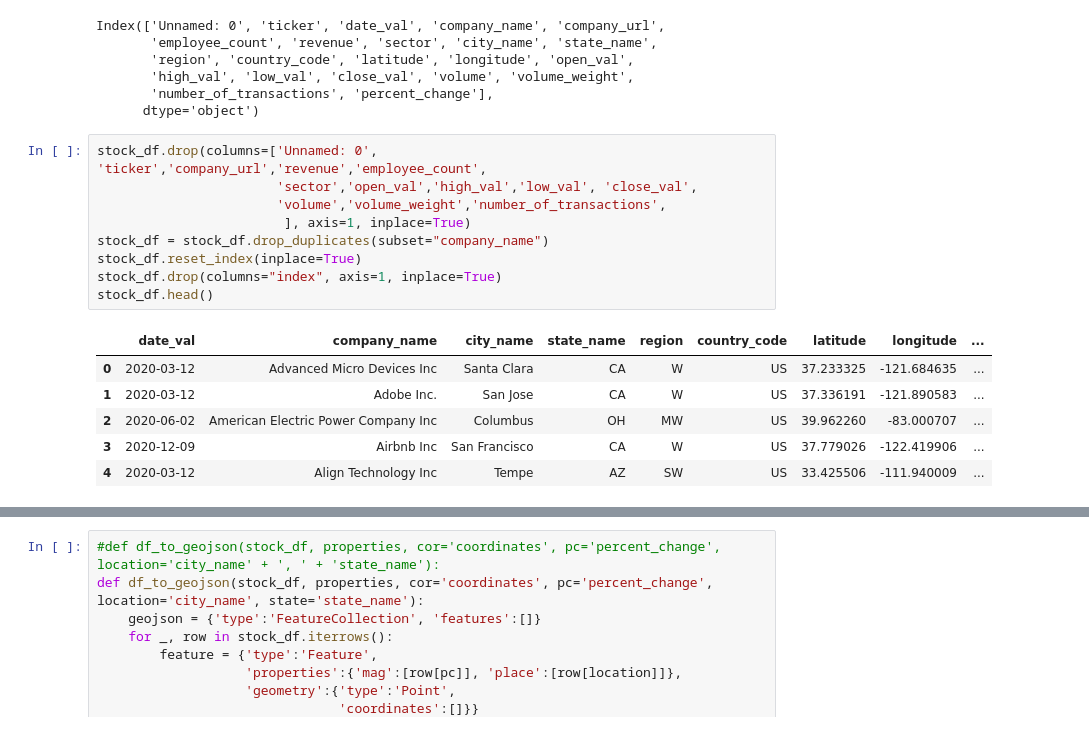
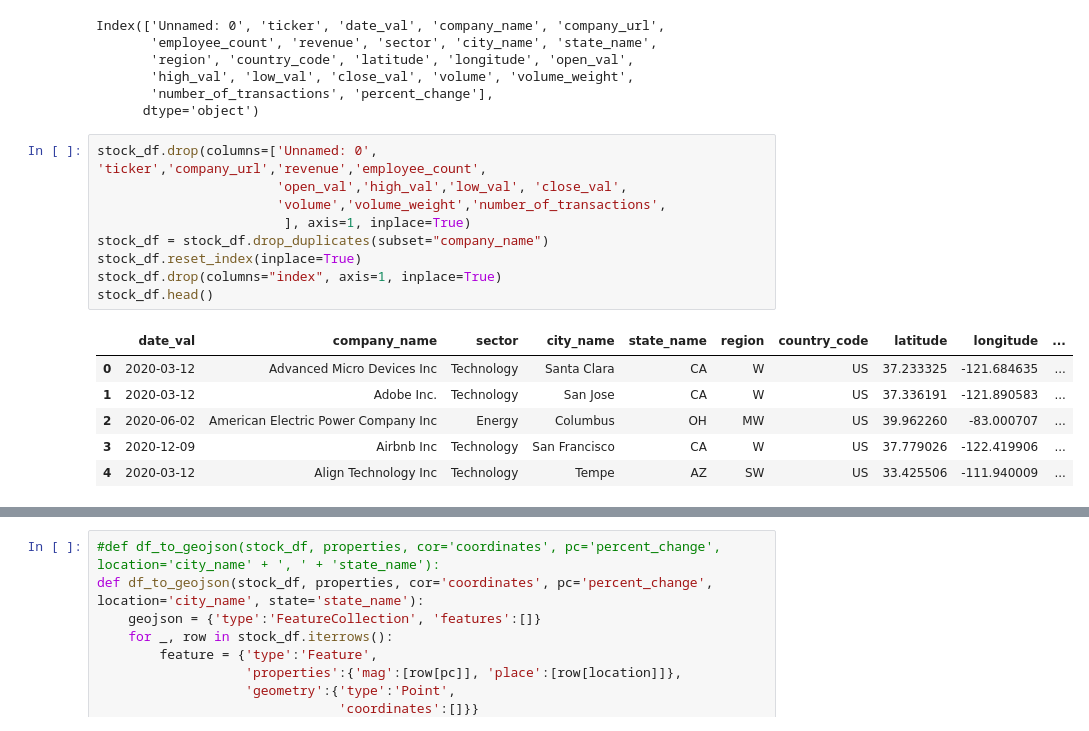
Before and after one commit to kjkubik/CompanyLocationAndStocks, a Jupyter notebook: source/json_time_v2.ipynb, the cells around one changed output, grey strips where cells are left out. Drawn from its saved outputs; the diff is of its cells as text.

```diff
--- a/source/json_time_v2.ipynb
+++ b/source/json_time_v2.ipynb
@@ -29,20 +29,20 @@ Index(['Unnamed: 0', 'ticker', 'date_val', 'company_name', 'company_url',
       dtype='object')
 # %%
 stock_df.drop(columns=['Unnamed: 0', 'ticker','company_url','revenue','employee_count',
-                       'sector','open_val','high_val','low_val', 'close_val',
+                       'open_val','high_val','low_val', 'close_val',
                        'volume','volume_weight','number_of_transactions',
                         ], axis=1, inplace=True)
 stock_df = stock_df.drop_duplicates(subset="company_name")
 stock_df.reset_index(inplace=True)
 stock_df.drop(columns="index", axis=1, inplace=True)
 stock_df.head()
 # %% [output]
-|  | date_val | company_name | city_name | state_name | region | country_code | latitude | longitude | ... |
-| 0 | 2020-03-12 | Advanced Micro Devices Inc | Santa Clara | CA | W | US | 37.233325 | -121.684635 | ... |
-| 1 | 2020-03-12 | Adobe Inc. | San Jose | CA | W | US | 37.336191 | -121.890583 | ... |
-| 2 | 2020-06-02 | American Electric Power Company Inc | Columbus | OH | MW | US | 39.962260 | -83.000707 | ... |
-| 3 | 2020-12-09 | Airbnb Inc | San Francisco | CA | W | US | 37.779026 | -122.419906 | ... |
-| 4 | 2020-03-12 | Align Technology Inc | Tempe | AZ | SW | US | 33.425506 | -111.940009 | ... |
+|  | date_val | company_name | sector | city_name | state_name | region | country_code | latitude | longitude | ... |
+| 0 | 2020-03-12 | Advanced Micro Devices Inc | Technology | Santa Clara | CA | W | US | 37.233325 | -121.684635 | ... |
+| 1 | 2020-03-12 | Adobe Inc. | Technology | San Jose | CA | W | US | 37.336191 | -121.890583 | ... |
+| 2 | 2020-06-02 | American Electric Power Company Inc | Energy | Columbus | OH | MW | US | 39.962260 | -83.000707 | ... |
+| 3 | 2020-12-09 | Airbnb Inc | Technology | San Francisco | CA | W | US | 37.779026 | -122.419906 | ... |
+| 4 | 2020-03-12 | Align Technology Inc | Technology | Tempe | AZ | SW | US | 33.425506 | -111.940009 | ... |
 # %%
 stock_df.set_index("company_name").head()
 # %% [output]
```
Also changed, not shown: parts of 3 cells of this notebook, 2 other files.
